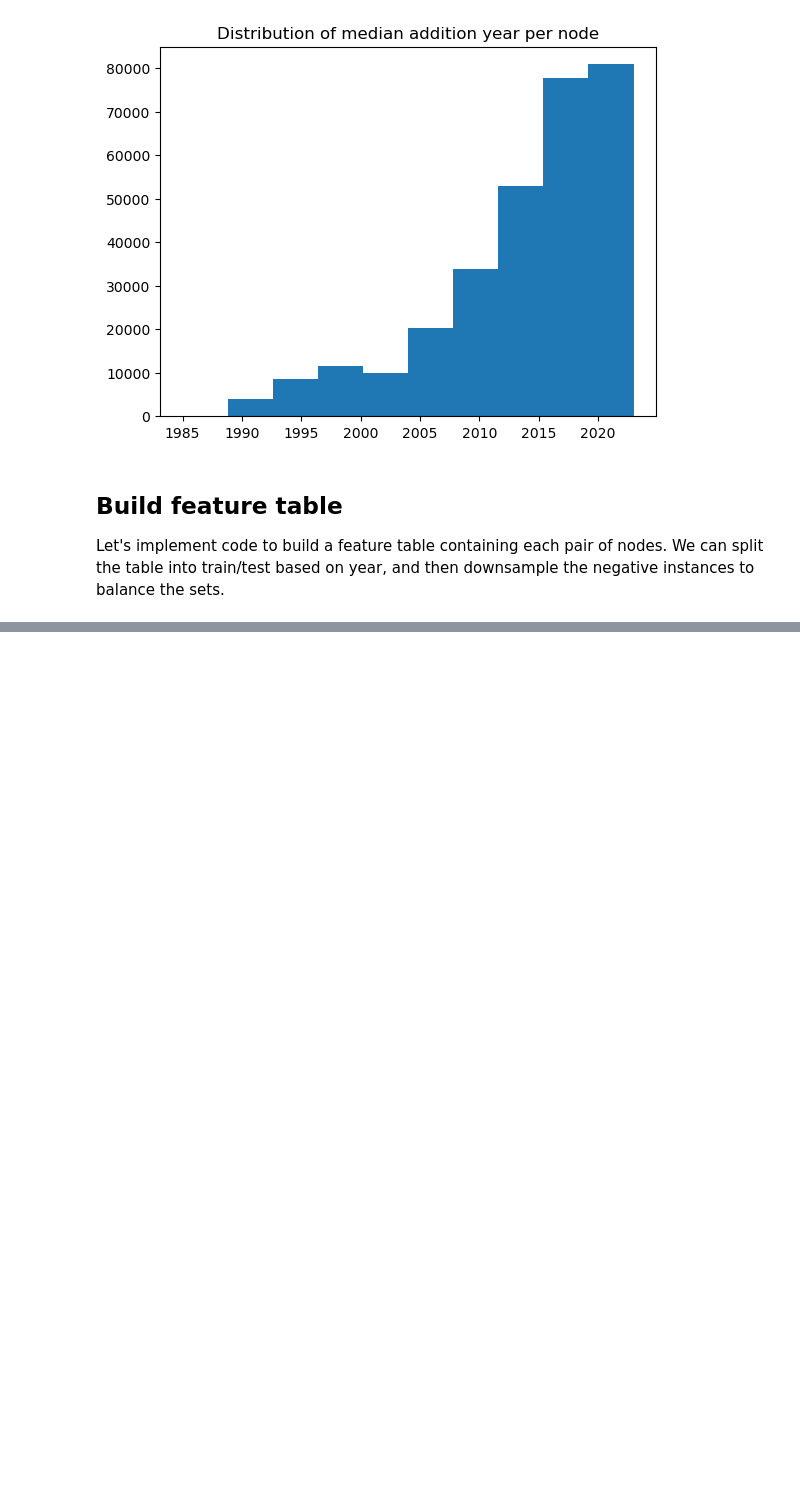
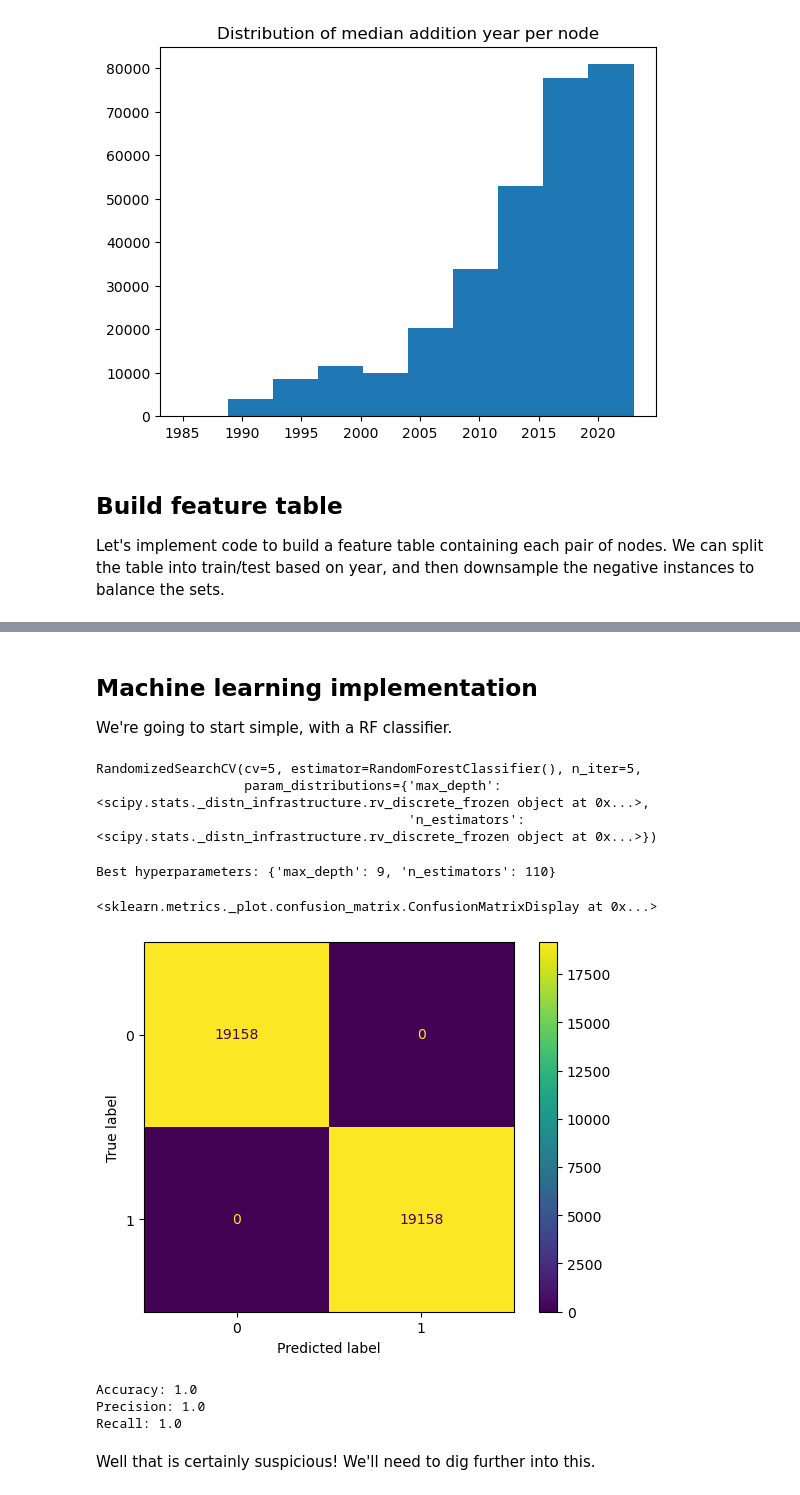
Before and after one commit to serenalotreck/literature-genes, a Jupyter notebook: notebooks/dygiepp_co_occurrence_network_exploration.ipynb, the cells around one changed output, grey strips where cells are left out. Cells and saved outputs as stored; diff of their text form; code cells hidden in the pictures; blank space fills up the shorter version.

Commit message:
Finish implementation of feature wrangling and RF model

```diff
--- a/notebooks/dygiepp_co_occurrence_network_exploration.ipynb
+++ b/notebooks/dygiepp_co_occurrence_network_exploration.ipynb
@@ -749,0 +900,3 @@ feature_df.to_csv('../data/ml_inputs/full_feature_table_23Apr2024.csv', index=Fa
+# %% [markdown]
+## Machine learning implementation
+We're going to start simple, with a RF classifier.
@@ -749,0 +925,45 @@ feature_df.to_csv('../data/ml_inputs/full_feature_table_23Apr2024.csv', index=Fa
+# %%
+# Set up random search
+# Initial setup from https://www.datacamp.com/tutorial/random-forests-classifier-python
+param_dist = {'n_estimators': randint(50,500),
+              'max_depth': randint(1,20)}
+rand_search = RandomizedSearchCV(rf,
+                                 param_distributions = param_dist,
+                                 n_iter=5,
+                                 cv=5)
+# %%
+# Fit the model
+rand_search.fit(X_train, y_train)
+# %% [output]
+RandomizedSearchCV(cv=5, estimator=RandomForestClassifier(), n_iter=5,
+                   param_distributions={'max_depth': <scipy.stats._distn_infrastructure.rv_discrete_frozen object at 0x...>,
+                                        'n_estimators': <scipy.stats._distn_infrastructure.rv_discrete_frozen object at 0x...>})
+# %%
+# Get the best classifier
+best_rf = rand_search.best_estimator_
+print('Best hyperparameters:',  rand_search.best_params_)
+# %% [output]
+Best hyperparameters: {'max_depth': 9, 'n_estimators': 110}
+# %%
+# Evaluate
+y_pred = best_rf.predict(X_test)
+# %%
+cm = confusion_matrix(y_test, y_pred)
+ConfusionMatrixDisplay(confusion_matrix=cm).plot()
+# %% [output]
+<sklearn.metrics._plot.confusion_matrix.ConfusionMatrixDisplay at 0x...>
+[figure, added]
+# %%
+accuracy = accuracy_score(y_test, y_pred)
+precision = precision_score(y_test, y_pred)
+recall = recall_score(y_test, y_pred)
+
+print("Accuracy:", accuracy)
+print("Precision:", precision)
+print("Recall:", recall)
+# %% [output]
+Accuracy: 1.0
+Precision: 1.0
+Recall: 1.0
+# %% [markdown]
+Well that is certainly suspicious! We'll need to dig further into this.
```
Also changed, not shown: parts of 20 cells of this notebook.
